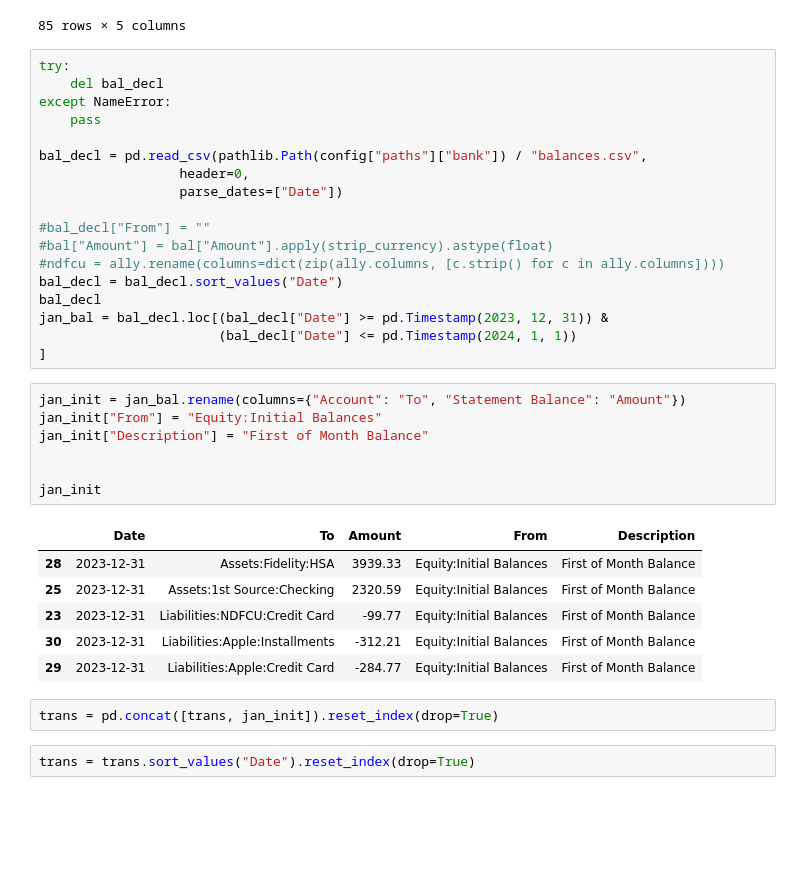
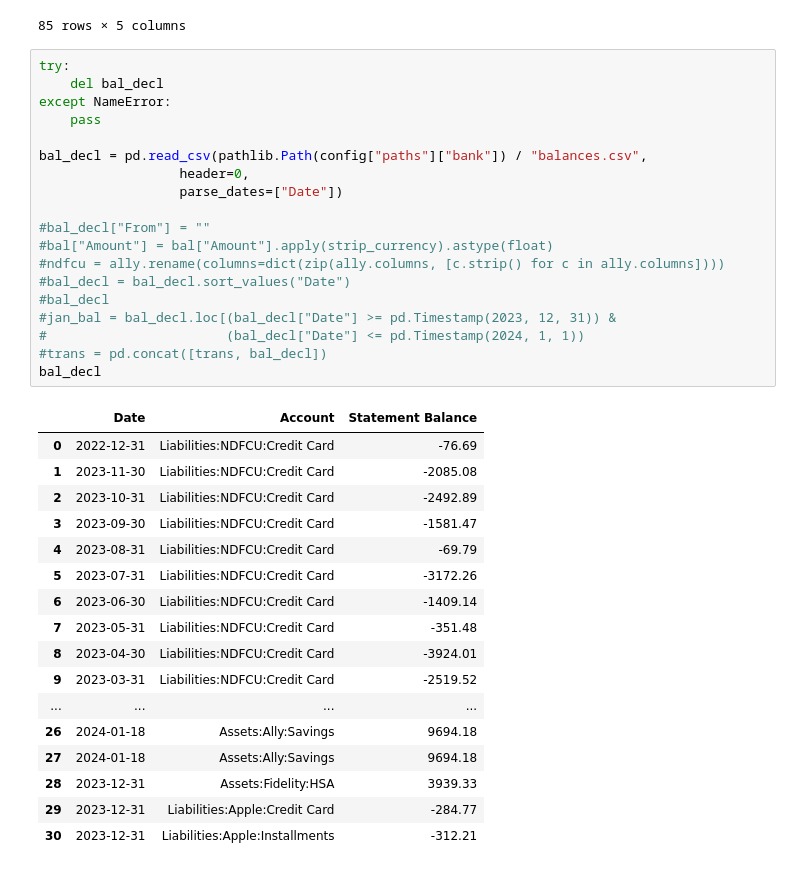
Before and after one commit to KeithDavis067/csvb, a Jupyter notebook: pd_rules.ipynb, the cells around one changed output. Saved outputs shown, nothing was run; the diff lists cells and outputs as text; blank space fills up the shorter version.

```diff
--- a/pd_rules.ipynb
+++ b/pd_rules.ipynb
@@ -304,36 +304,37 @@ trans
 # %%
 try:
     del bal_decl
 except NameError:
     pass
 
 bal_decl = pd.read_csv(pathlib.Path(config["paths"]["bank"]) / "balances.csv",
                   header=0,
                   parse_dates=["Date"])
 
 #bal_decl["From"] = ""
 #bal["Amount"] = bal["Amount"].apply(strip_currency).astype(float)
 #ndfcu = ally.rename(columns=dict(zip(ally.columns, [c.strip() for c in ally.columns])))
-bal_decl = bal_decl.sort_values("Date")
+#bal_decl = bal_decl.sort_values("Date")
+#bal_decl
+#jan_bal = bal_decl.loc[(bal_decl["Date"] >= pd.Timestamp(2023, 12, 31)) &
+#                       (bal_decl["Date"] <= pd.Timestamp(2024, 1, 1))
+#trans = pd.concat([trans, bal_decl])
 bal_decl
-jan_bal = bal_decl.loc[(bal_decl["Date"] >= pd.Timestamp(2023, 12, 31)) &
-                       (bal_decl["Date"] <= pd.Timestamp(2024, 1, 1))
-]
+# %% [output]
+|  | Date | Account | Statement Balance |
+| 0 | 2022-12-31 | Liabilities:NDFCU:Credit Card | -76.69 |
+| 1 | 2023-11-30 | Liabilities:NDFCU:Credit Card | -2085.08 |
+| 2 | 2023-10-31 | Liabilities:NDFCU:Credit Card | -2492.89 |
+| 3 | 2023-09-30 | Liabilities:NDFCU:Credit Card | -1581.47 |
+| 4 | 2023-08-31 | Liabilities:NDFCU:Credit Card | -69.79 |
+| 5 | 2023-07-31 | Liabilities:NDFCU:Credit Card | -3172.26 |
+| 6 | 2023-06-30 | Liabilities:NDFCU:Credit Card | -1409.14 |
+| 7 | 2023-05-31 | Liabilities:NDFCU:Credit Card | -351.48 |
+| 8 | 2023-04-30 | Liabilities:NDFCU:Credit Card | -3924.01 |
+| 9 | 2023-03-31 | Liabilities:NDFCU:Credit Card | -2519.52 |
+| ... | ... | ... | ... |
+| 26 | 2024-01-18 | Assets:Ally:Savings | 9694.18 |
+| 27 | 2024-01-18 | Assets:Ally:Savings | 9694.18 |
+| 28 | 2023-12-31 | Assets:Fidelity:HSA | 3939.33 |
+| 29 | 2023-12-31 | Liabilities:Apple:Credit Card | -284.77 |
+| 30 | 2023-12-31 | Liabilities:Apple:Installments | -312.21 |
-# %%
-jan_init = jan_bal.rename(columns={"Account": "To", "Statement Balance": "Amount"})
-jan_init["From"] = "Equity:Initial Balances"
-jan_init["Description"] = "First of Month Balance"
-
-
-jan_init
-# %% [output]
-|  | Date | To | Amount | From | Description |
-| 28 | 2023-12-31 | Assets:Fidelity:HSA | 3939.33 | Equity:Initial Balances | First of Month Balance |
-| 25 | 2023-12-31 | Assets:1st Source:Checking | 2320.59 | Equity:Initial Balances | First of Month Balance |
-| 23 | 2023-12-31 | Liabilities:NDFCU:Credit Card | -99.77 | Equity:Initial Balances | First of Month Balance |
-| 30 | 2023-12-31 | Liabilities:Apple:Installments | -312.21 | Equity:Initial Balances | First of Month Balance |
-| 29 | 2023-12-31 | Liabilities:Apple:Credit Card | -284.77 | Equity:Initial Balances | First of Month Balance |
-# %%
-trans = pd.concat([trans, jan_init]).reset_index(drop=True)
-# %%
-trans = trans.sort_values("Date").reset_index(drop=True)
```
Also changed, not shown: parts of 8 cells of this notebook.
